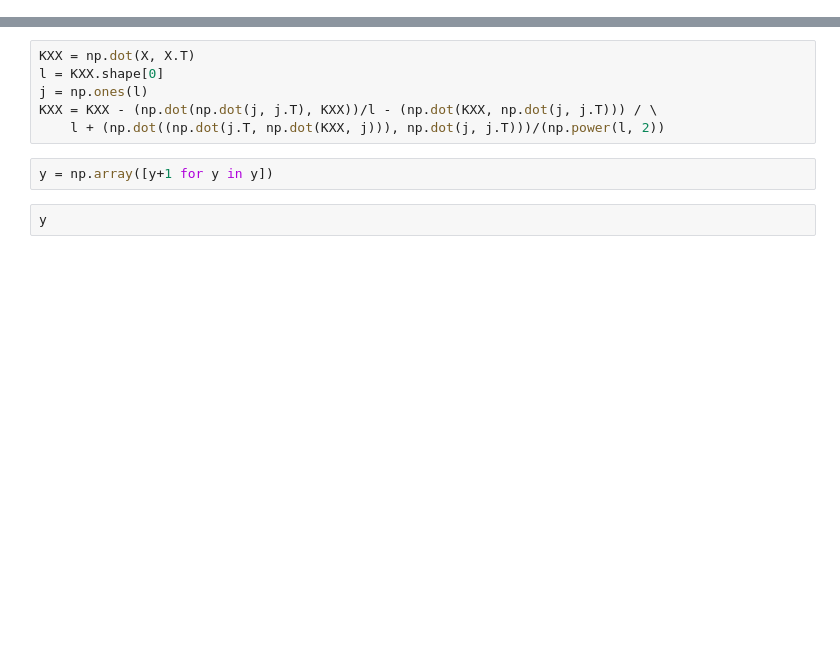
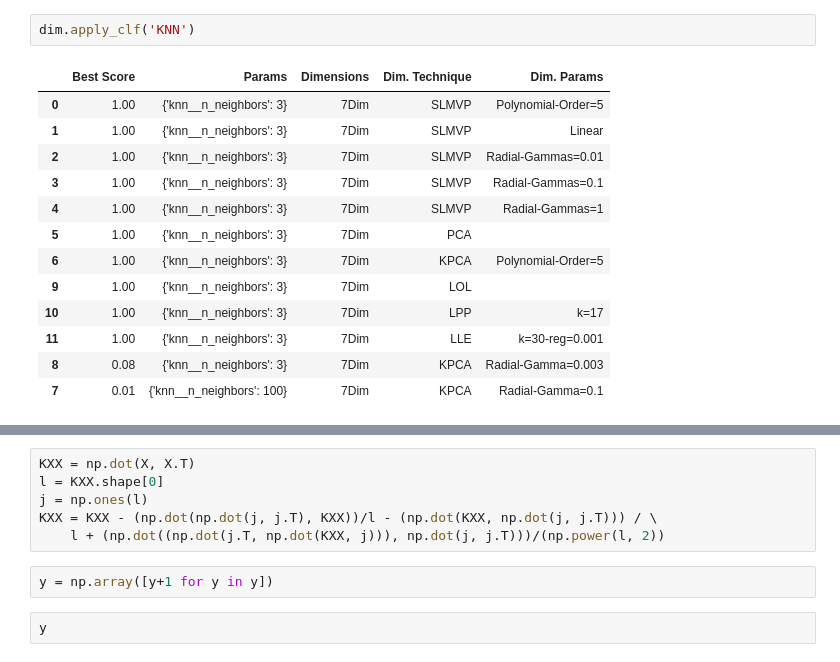
Before and after one commit to miguelangel43/Dimensionality-Reduction-Masters-Thesis, a Jupyter notebook: main.ipynb, the cells around one changed output, grey strips where cells are left out. Saved outputs shown, nothing was run; the diff lists cells and outputs as text; blank space fills up the shorter version.

```diff
--- a/main.ipynb
+++ b/main.ipynb
@@ -38,0 +37,16 @@ Linear kernel
+# %%
+dim.apply_clf('KNN')
+# %% [output]
+|  | Best Score | Params | Dimensions | Dim. Technique | Dim. Params |
+| 0 | 1.00 | {'knn__n_neighbors': 3} | 7Dim | SLMVP | Polynomial-Order=5 |
+| 1 | 1.00 | {'knn__n_neighbors': 3} | 7Dim | SLMVP | Linear |
+| 2 | 1.00 | {'knn__n_neighbors': 3} | 7Dim | SLMVP | Radial-Gammas=0.01 |
+| 3 | 1.00 | {'knn__n_neighbors': 3} | 7Dim | SLMVP | Radial-Gammas=0.1 |
+| 4 | 1.00 | {'knn__n_neighbors': 3} | 7Dim | SLMVP | Radial-Gammas=1 |
+| 5 | 1.00 | {'knn__n_neighbors': 3} | 7Dim | PCA |  |
+| 6 | 1.00 | {'knn__n_neighbors': 3} | 7Dim | KPCA | Polynomial-Order=5 |
+| 9 | 1.00 | {'knn__n_neighbors': 3} | 7Dim | LOL |  |
+| 10 | 1.00 | {'knn__n_neighbors': 3} | 7Dim | LPP | k=17 |
+| 11 | 1.00 | {'knn__n_neighbors': 3} | 7Dim | LLE | k=30-reg=0.001 |
+| 8 | 0.08 | {'knn__n_neighbors': 3} | 7Dim | KPCA | Radial-Gamma=0.003 |
+| 7 | 0.01 | {'knn__n_neighbors': 100} | 7Dim | KPCA | Radial-Gamma=0.1 |
```
Also changed, not shown: parts of 11 cells of this notebook, 10 other files.
